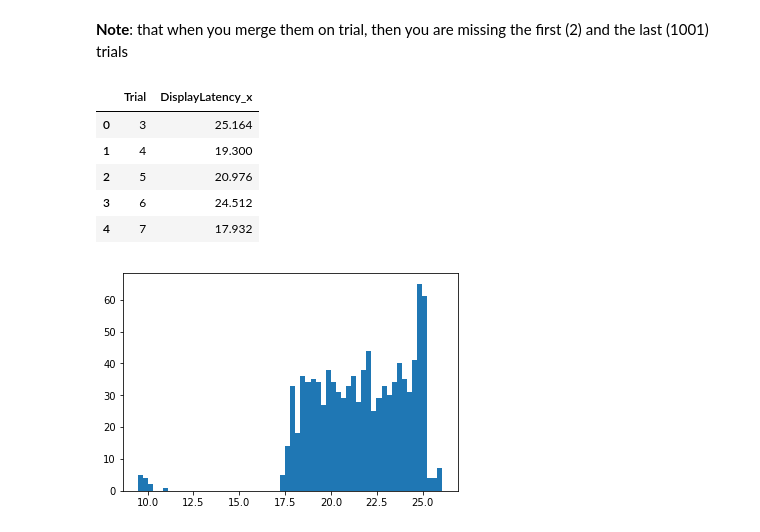
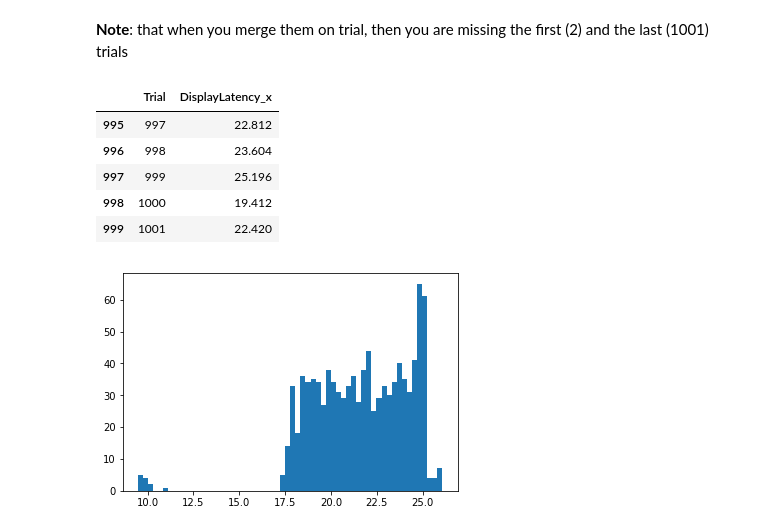
Before and after one commit to mohammadbashiri/vrlatency, a Jupyter notebook: notebooks/exploratory/Total.ipynb, the cells around one changed output. Drawn from its saved outputs; the diff is of its cells as text; code cells hidden in the pictures.

```diff
--- a/notebooks/exploratory/Total.ipynb
+++ b/notebooks/exploratory/Total.ipynb
@@ -112,7 +112,7 @@ ax2.scatter(dfr.Time, dfr.SensorBrightness, s=.1)
 <matplotlib.collections.PathCollection at 0x...>
 [figure]
 # %%
-df_latency = pd.merge(dfll, dfrl, on='Trial')
+df_latency = pd.merge(dfll, dfrl, how='outer', on=['Trial'])
 df_latency.head()
 # %% [output]
 |  | Trial | DisplayLatency_x | DisplayLatency_y |
@@ -127,14 +127,14 @@ df_latency.head()
 df_latency.DisplayLatency_x.fillna(df_latency.DisplayLatency_y, inplace=True)
 del df_latency['DisplayLatency_y']
 # %%
-df_latency.head()
+df_latency.tail()
 # %% [output]
 |  | Trial | DisplayLatency_x |
-| 0 | 3 | 25.164 |
-| 1 | 4 | 19.300 |
-| 2 | 5 | 20.976 |
-| 3 | 6 | 24.512 |
-| 4 | 7 | 17.932 |
+| 995 | 997 | 22.812 |
+| 996 | 998 | 23.604 |
+| 997 | 999 | 25.196 |
+| 998 | 1000 | 19.412 |
+| 999 | 1001 | 22.420 |
 # %%
 plt.hist(df_latency.DisplayLatency_x, bins=60);
 # %% [output]
```
Also changed, not shown: parts of 9 cells of this notebook.
